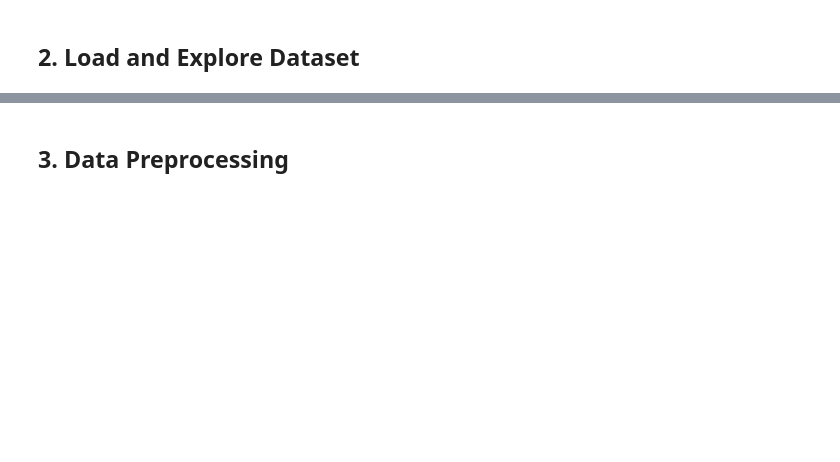
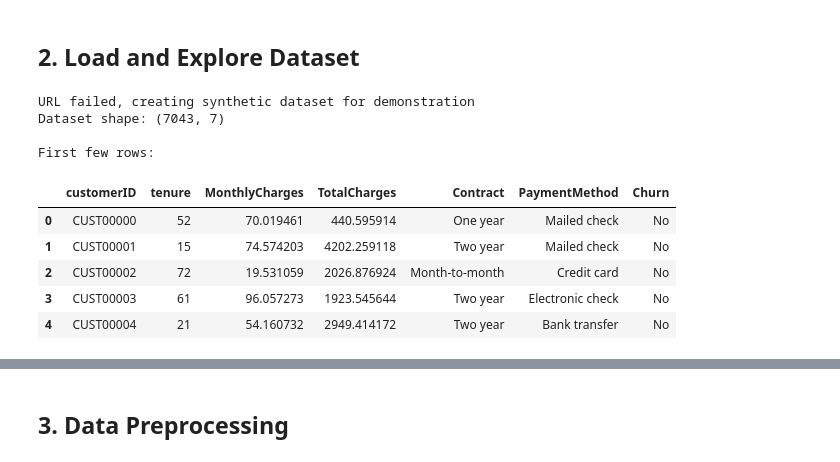
Before and after one commit to spamedxyz/End-to-End-ML-Pipeline-with-Scikit-learn-Pipeline-API, a Jupyter notebook: ml_pipeline_churn.ipynb, the cells around one changed output, grey strips where cells are left out. Drawn from its saved outputs; the diff is of its cells as text; code cells hidden in the pictures; blank space fills up the shorter version.

```diff
--- a/ml_pipeline_churn.ipynb
+++ b/ml_pipeline_churn.ipynb
@@ -54,3 +46,40 @@ df.head()
+# %%
+# Load Telco Churn dataset
+# Using Kaggle's version which is more reliable
+url = "https://raw.githubusercontent.com/IBM/telco-customer-churn-on-icosp/master/WA_Fn-UseC_-Telco-Customer-Churn.csv"
+
+try:
+    df = pd.read_csv(url)
+    print(f"Dataset loaded successfully from GitHub")
+except:
+    # Fallback: create synthetic dataset if URL fails
+    print("URL failed, creating synthetic dataset for demonstration")
+    np.random.seed(42)
+    n_samples = 7043
+    df = pd.DataFrame({
+        'customerID': [f'CUST{i:05d}' for i in range(n_samples)],
+        'tenure': np.random.randint(1, 73, n_samples),
+        'MonthlyCharges': np.random.uniform(18, 118, n_samples),
+        'TotalCharges': np.random.uniform(100, 10000, n_samples),
+        'Contract': np.random.choice(['Month-to-month', 'One year', 'Two year'], n_samples),
+        'PaymentMethod': np.random.choice(['Electronic check', 'Mailed check', 'Bank transfer', 'Credit card'], n_samples),
+        'Churn': np.random.choice(['Yes', 'No'], n_samples, p=[0.27, 0.73])
+    })
+
+print(f"Dataset shape: {df.shape}")
+print(f"\nFirst few rows:")
+df.head()
+# %% [output]
+URL failed, creating synthetic dataset for demonstration
+Dataset shape: (7043, 7)
+
+First few rows:
+|  | customerID | tenure | MonthlyCharges | TotalCharges | Contract | PaymentMethod | Churn |
+| 0 | CUST00000 | 52 | 70.019461 | 440.595914 | One year | Mailed check | No |
+| 1 | CUST00001 | 15 | 74.574203 | 4202.259118 | Two year | Mailed check | No |
+| 2 | CUST00002 | 72 | 19.531059 | 2026.876924 | Month-to-month | Credit card | No |
+| 3 | CUST00003 | 61 | 96.057273 | 1923.545644 | Two year | Electronic check | No |
+| 4 | CUST00004 | 21 | 54.160732 | 2949.414172 | Two year | Bank transfer | No |
 # %%
 # Basic information
 print("Dataset Info:")
```
Also changed, not shown: parts of 18 cells of this notebook, 1 other file.
